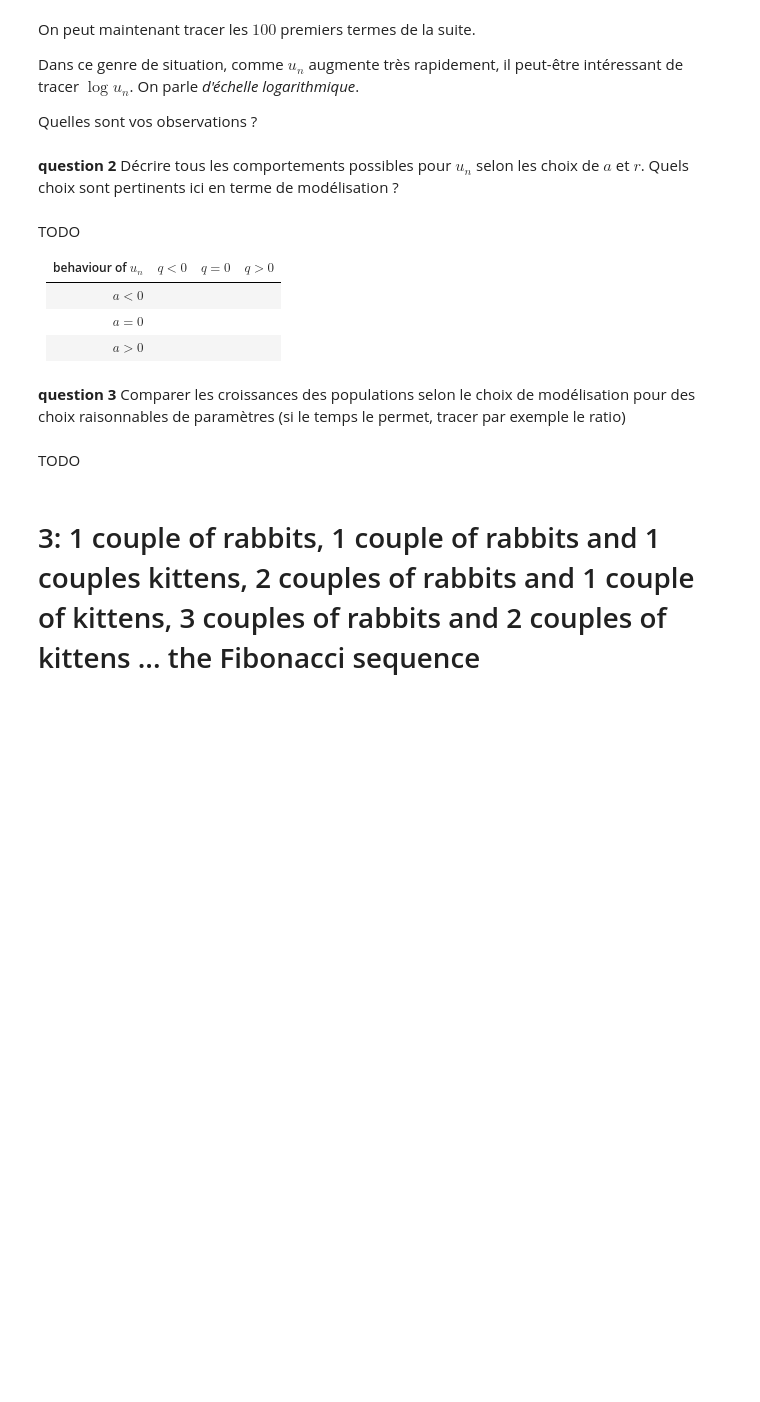
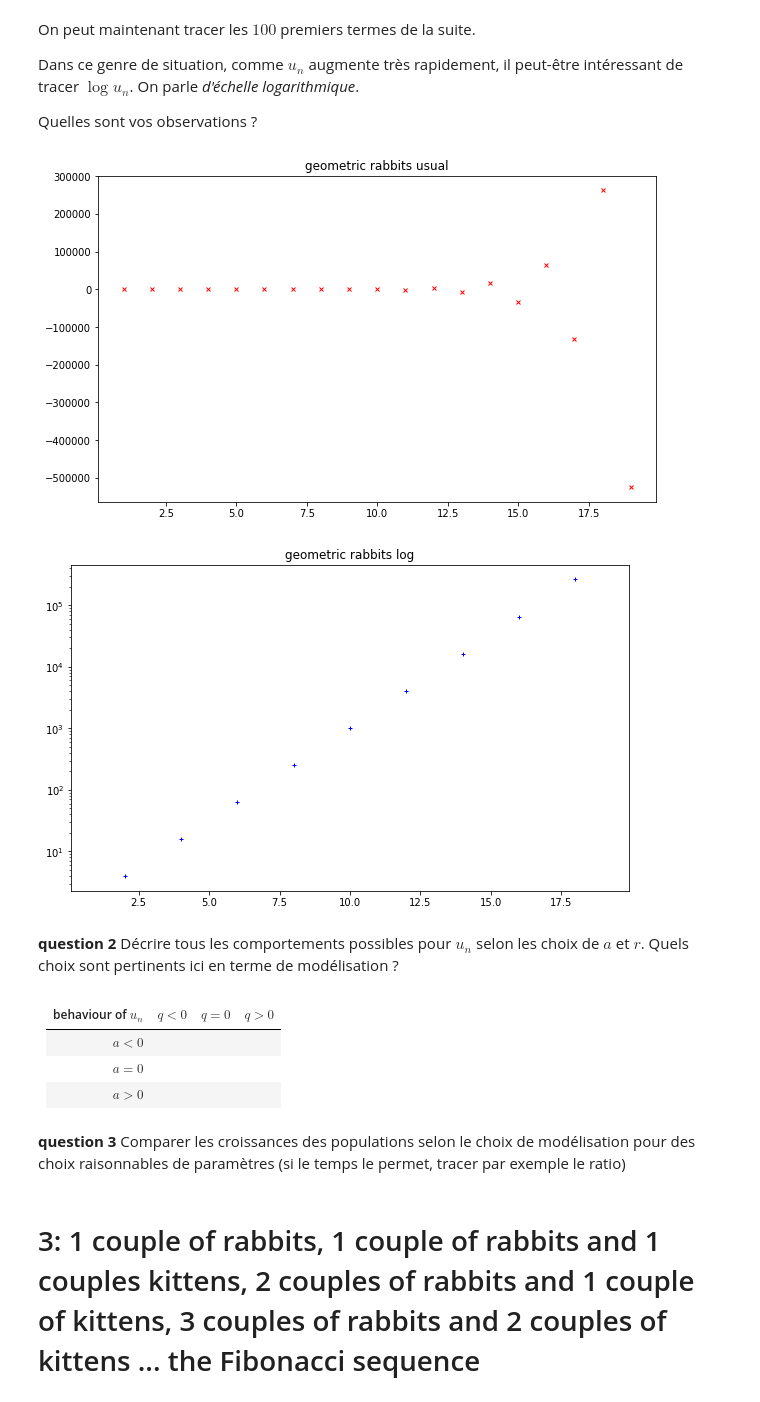
Before and after one commit to EDM115/school-codes-v2, a Jupyter notebook: BUT1/Moodle/S2/R2.09/R2.09_TP1-student.ipynb, the cells around one changed output. Drawn from its saved outputs; the diff is of its cells as text; code cells hidden in the pictures; blank space fills up the shorter version.

```diff
--- a/BUT1/Moodle/S2/R2.09/R2.09_TP1-student.ipynb
+++ b/BUT1/Moodle/S2/R2.09/R2.09_TP1-student.ipynb
@@ -135,25 +141,23 @@ Dans ce genre de situation, comme $u_n$ augmente très rapidement, il peut-être
 
 Quelles sont vos observations ?
 # %%
-#DONE
-
-rg = range(1, 100)
-s1 = [geometric_rec(1.5,2,n) for n in rg]
+rg = range(1, 20)
+s1 = [geometric_rec(-2,1,n) for n in rg]
 plt.title('geometric rabbits usual')
 plt.plot(rg, s1, 'rx', markersize=4)
 plt.show()
 
 
 plt.title('geometric rabbits log')
 plt.yscale('log')
 plt.plot(rg, s1, 'b+', markersize=4)
 plt.show()
+# %% [output]
+[figure, added]
+[figure, added]
 # %% [markdown]
 **question 2**  Décrire tous les comportements possibles pour $u_n$ selon les choix de $a$ et $r$. Quels choix sont pertinents ici en terme de modélisation ?
 # %% [markdown]
-
-TODO
-
 | behaviour of $u_n$ | $q<0$ | $q=0$ | $q>0$ |
 | :- | -: | :-: |---|
 | $a<0$ |  | |
@@ -161,8 +165,6 @@ TODO
 | $a>0$ |  | |
 # %% [markdown]
 **question 3** Comparer les croissances des populations selon le choix de modélisation pour des choix raisonnables de paramètres (si le temps le permet, tracer par exemple le ratio)
-# %% [markdown]
-TODO
 # %% [markdown]
 # 3: 1 couple of  rabbits, 1 couple of rabbits and 1 couples kittens, 2 couples of rabbits and 1 couple of kittens, 3 couples of rabbits and 2 couples of kittens ... the Fibonacci sequence
 # %% [markdown]
```
Also changed, not shown: parts of 35 cells of this notebook, 16 other files.
